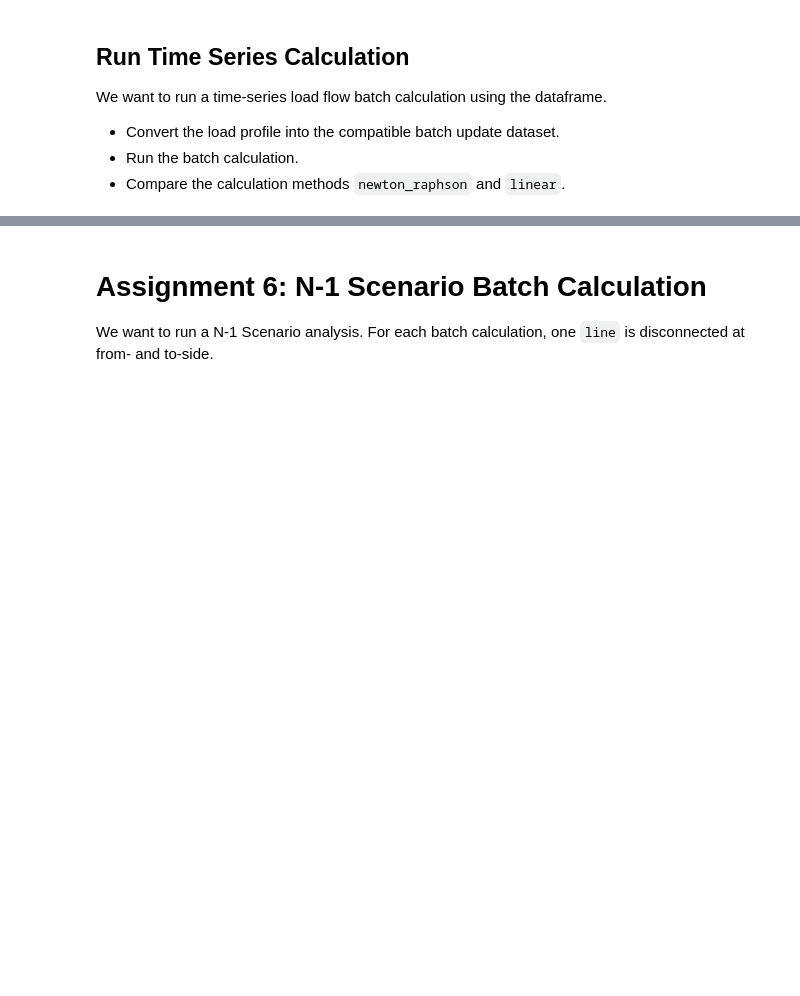
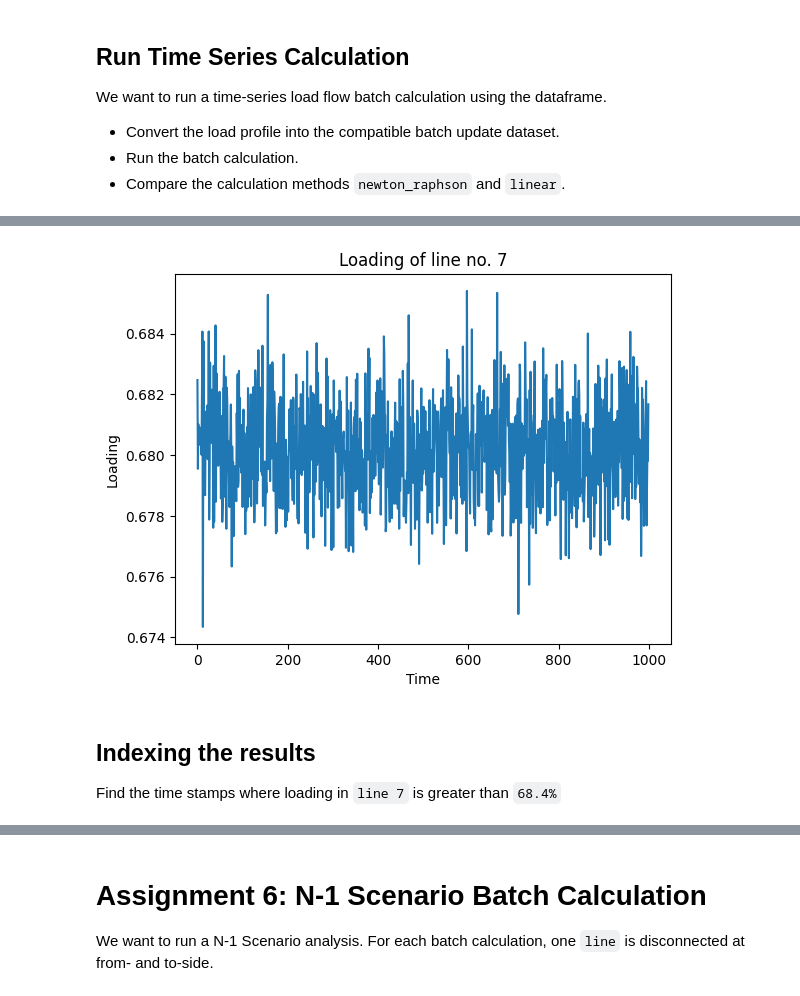
Before and after one commit to PowerGridModel/power-grid-model-workshop, a Jupyter notebook: Power Flow Assignment with Solutions.ipynb, the cells around one changed output, grey strips where cells are left out. Cells and saved outputs as stored; diff of their text form; code cells hidden in the pictures; blank space fills up the shorter version.

Commit message:
add plotting assignment
Signed-off-by: Nitish Bharambe <nitish.bharambe@alliander.com>

```diff
--- a/Power Flow Assignment with Solutions.ipynb
+++ b/Power Flow Assignment with Solutions.ipynb
@@ -188,13 +190,12 @@ We want to run a time-series load flow batch calculation using the dataframe.
 * Run the batch calculation.
 * Compare the calculation methods `newton_raphson` and `linear`.
 # %%
-# Initialize an empty load profile
-load_profile = initialize_array("update", "sym_load", df_load_profile.shape)
-
-# Set the attributes for the batch calculation (assume q_specified = 0.0)
-load_profile["id"] = df_load_profile.columns.to_numpy()
-load_profile["p_specified"] = df_load_profile.to_numpy()
-load_profile["q_specified"] = 0.0
-
-# Construct the update data
-update_data = {"sym_load": load_profile}
+# Generate random load profile oh hourly data
+n_scenarios = 1000
+n_loads = len(input_data["sym_load"])
+load_id = input_data["sym_load"]["id"]
+load_p = input_data["sym_load"]["p_specified"]
+profile = np.tile(load_p, (n_scenarios, 1)) + 1e4 * np.random.randn(n_scenarios, n_loads)
+dti = dti = pd.date_range("2022-01-01", periods=n_scenarios, freq="H")
+df_load_profile = pd.DataFrame(profile, columns=load_id, index=dti)
+display(df_load_profile)
@@ -208,5 +242,5 @@ Execution time for Validating Batch Data is 8.734581 s
 # %%
 # Run Newton Raphson power flow (this may take a minute...)
 with Timer("Batch Calculation using Newton-Raphson"):
-    model.calculate_power_flow(update_data=update_data, calculation_method=CalculationMethod.newton_raphson)
+    output_data = model.calculate_power_flow(update_data=update_data, calculation_method=CalculationMethod.newton_raphson)
 # %% [output]
@@ -219,0 +258,13 @@ Execution time for Batch Calculation using linear calculation is 1.497838 s
+# %%
+result_loading = output_data["line"]["loading"][:,6]
+plt.plot(result_loading)
+plt.title('Loading of line no. 7')
+plt.xlabel('Time')
+plt.ylabel('Loading')
+plt.show()
+# %% [output]
+[figure, added]
+# %% [markdown]
+## Indexing the results
+
+Find the time stamps where loading in `line 7` is greater than `68.4%`
```
Also changed, not shown: parts of 20 cells of this notebook, 2 other files.
